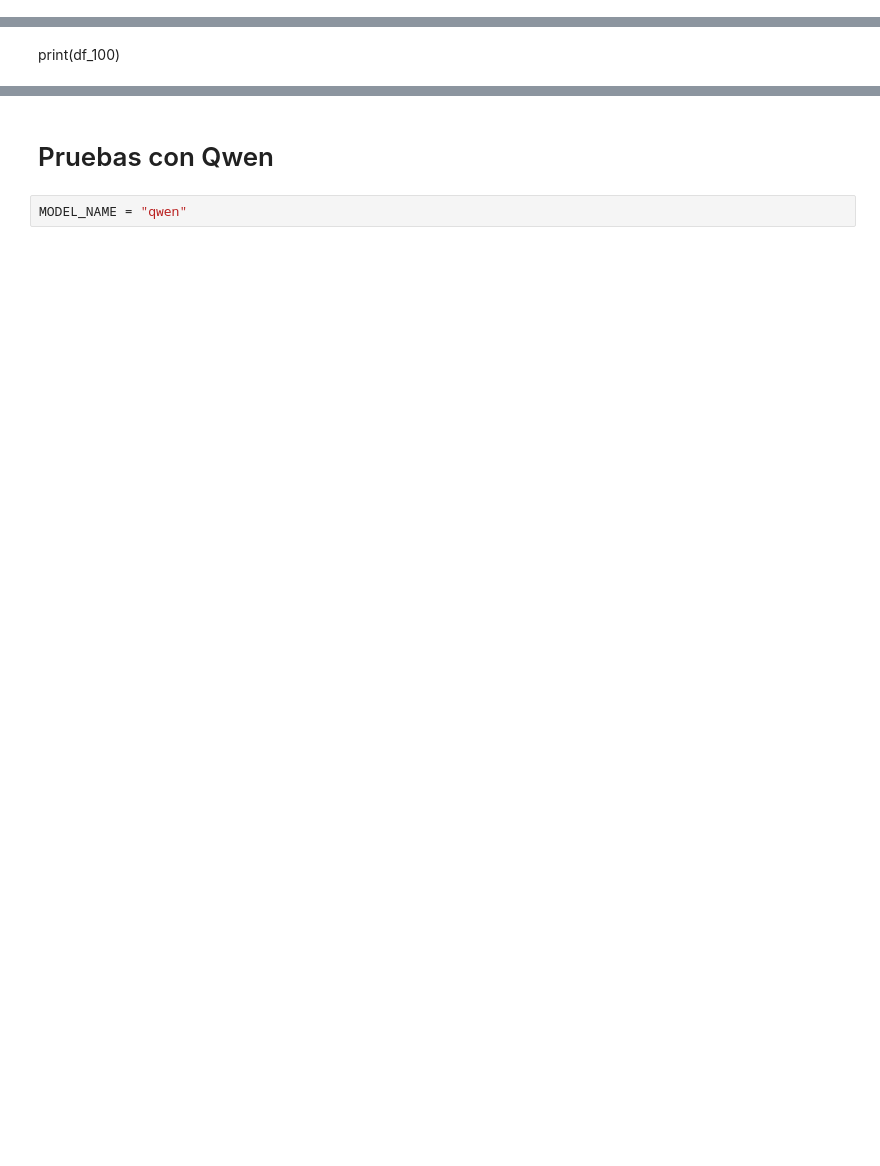
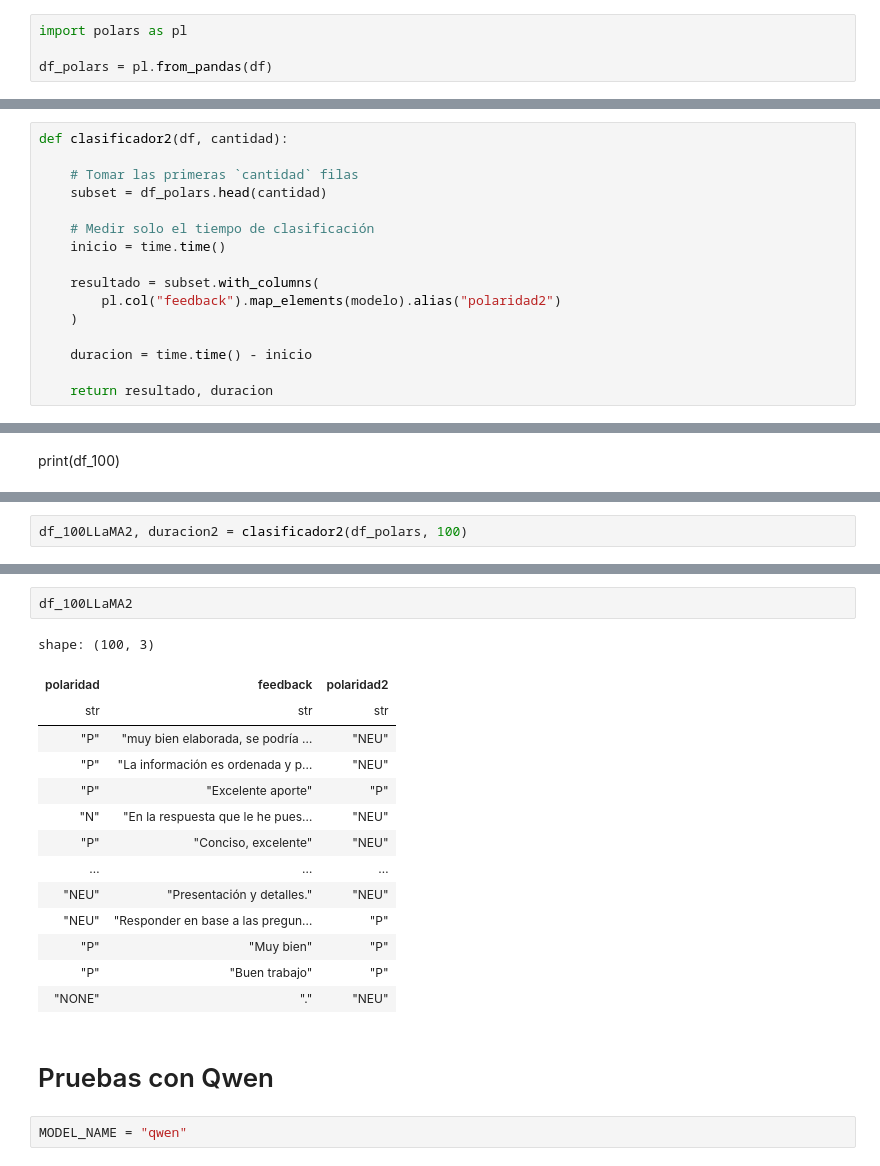
Before and after one commit to juan975/practicum2.2, a Jupyter notebook: Clasificador/clasificador.ipynb, the cells around one changed output, grey strips where cells are left out. Saved outputs shown, nothing was run; the diff lists cells and outputs as text; blank space fills up the shorter version.

```diff
--- a/Clasificador/clasificador.ipynb
+++ b/Clasificador/clasificador.ipynb
@@ -125,0 +109,4 @@ print(dfTexto)
+# %%
+import polars as pl
+
+df_polars = pl.from_pandas(df)
@@ -167,3 +168,19 @@ def clasificador(df, cantidad):
+# %%
+def clasificador2(df, cantidad):
+
+    # Tomar las primeras `cantidad` filas
+    subset = df_polars.head(cantidad)
+
+    # Medir solo el tiempo de clasificación
+    inicio = time.time()
+
+    resultado = subset.with_columns(
+        pl.col("feedback").map_elements(modelo).alias("polaridad2")
+    )
+
+    duracion = time.time() - inicio
+
+    return resultado, duracion
 # %% [markdown]
 # Pruebas con LLaMA
 # %%
@@ -180,0 +214,2 @@ print(df_100)
+# %%
+df_100LLaMA2, duracion2 = clasificador2(df_polars, 100)
@@ -181,3 +220,20 @@ print(df_100)
+# %%
+df_100LLaMA2
+# %% [output]
+shape: (100, 3)
+| polaridad | feedback | polaridad2 |
+| str | str | str |
+| "P" | "muy bien elaborada, se podría … | "NEU" |
+| "P" | "La información es ordenada y p… | "NEU" |
+| "P" | "Excelente aporte" | "P" |
+| "N" | "En la respuesta que le he pues… | "NEU" |
+| "P" | "Conciso, excelente" | "NEU" |
+| … | … | … |
+| "NEU" | "Presentación y detalles." | "NEU" |
+| "NEU" | "Responder en base a las pregun… | "P" |
+| "P" | "Muy bien" | "P" |
+| "P" | "Buen trabajo" | "P" |
+| "NONE" | "." | "NEU" |
 # %% [markdown]
 # Pruebas con Qwen
 # %%
```
Also changed, not shown: parts of 13 cells of this notebook.
